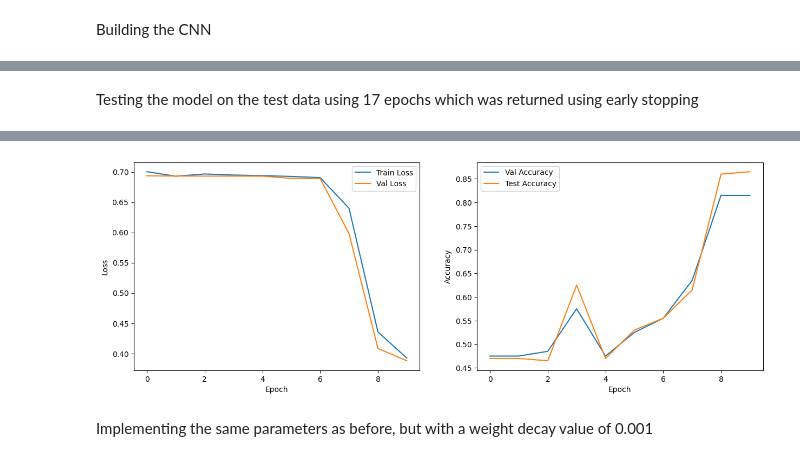
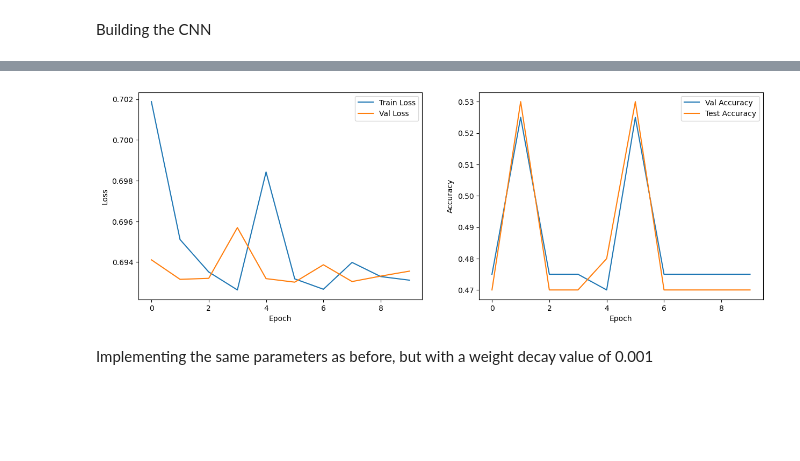
Before and after one commit to anushahulbatte/deeplearning, a Jupyter notebook: Task1_a_validationset.ipynb, the cells around one changed output, grey strips where cells are left out. Saved outputs shown, nothing was run; the diff lists cells and outputs as text; code cells hidden in the pictures; blank space fills up the shorter version.

Commit message:
Running the model once again + might add another case

```diff
--- a/Task1_a_validationset.ipynb
+++ b/Task1_a_validationset.ipynb
@@ -166,7 +170,7 @@ def load_data(batch_size, num_steps, dataset, trainlabels = None):
 
   # To convert the sequences to one-hot encoding
   # one_hot method takes a tensor and returns a tensor of shape of num_classes
-  vocab_size = len(mapaa2num)
+  vocab_size = len(mapaa2num) + 1
   seq_onehotencoding = F.one_hot(seq_array, num_classes=vocab_size).float()
   seq_onehotencoding = seq_onehotencoding.permute(0,2,1)
   # Shape = batch_size, vocab_size, num_steps
@@ -280,7 +284,7 @@ test_iter = load_data(batch_size=batch_size,
 
 # Initializing the model
 model = ProteinCNN1D(
-    vocab_size=20,
+    vocab_size=21,
     context_size=context_size,
     conv_channels=512,
     use_bias = False,
@@ -386,5 +390,3 @@ Final Test Accuracy: 0.8600
-# %% [markdown]
-Testing the model on the test data using 17 epochs which was returned using early stopping
 # %%
 batch_size = 32
 context_size = 100
@@ -412,7 +414,7 @@ test_iter = load_data(batch_size=batch_size,
 
 # Initialize model
 model = ProteinCNN1D(
-    vocab_size=20,
+    vocab_size=21,
     context_size=context_size,
     conv_channels=512,
     use_bias=False
@@ -528,4 +530,4 @@ Epoch 10: Train Loss: 0.3925, Val Loss: 0.3880, Val Acc: 0.8150, Test Acc: 0.865
-[figure, old version]
+[figure, new version]
 # %% [markdown]
 Implementing the same parameters as before, but with a weight decay value of 0.001
 # %%
```
Also changed, not shown: parts of 28 cells of this notebook.
